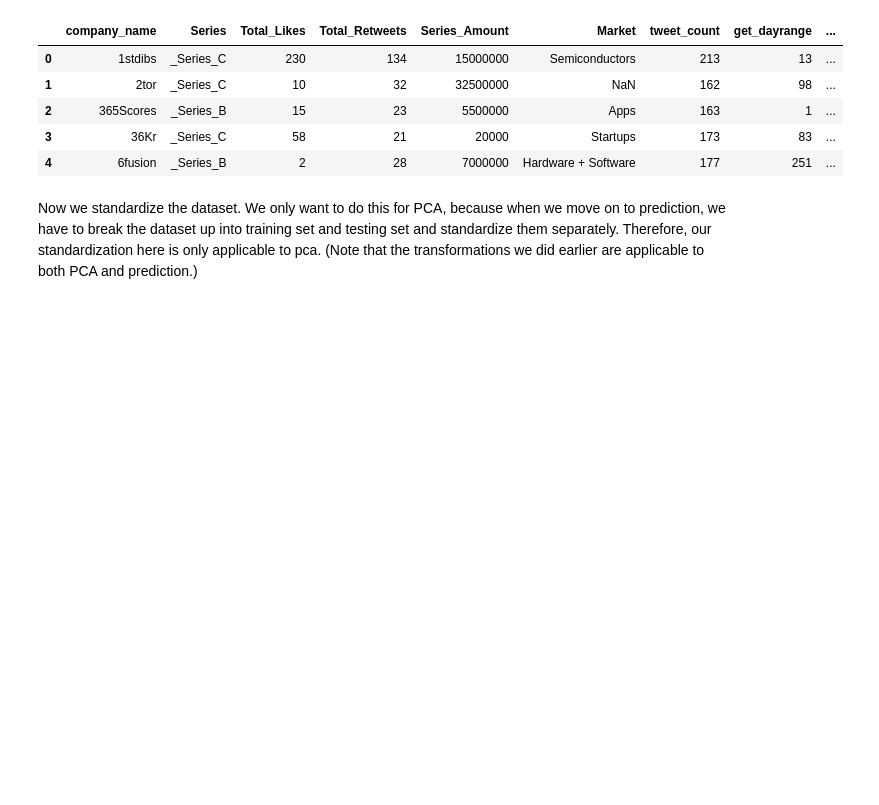
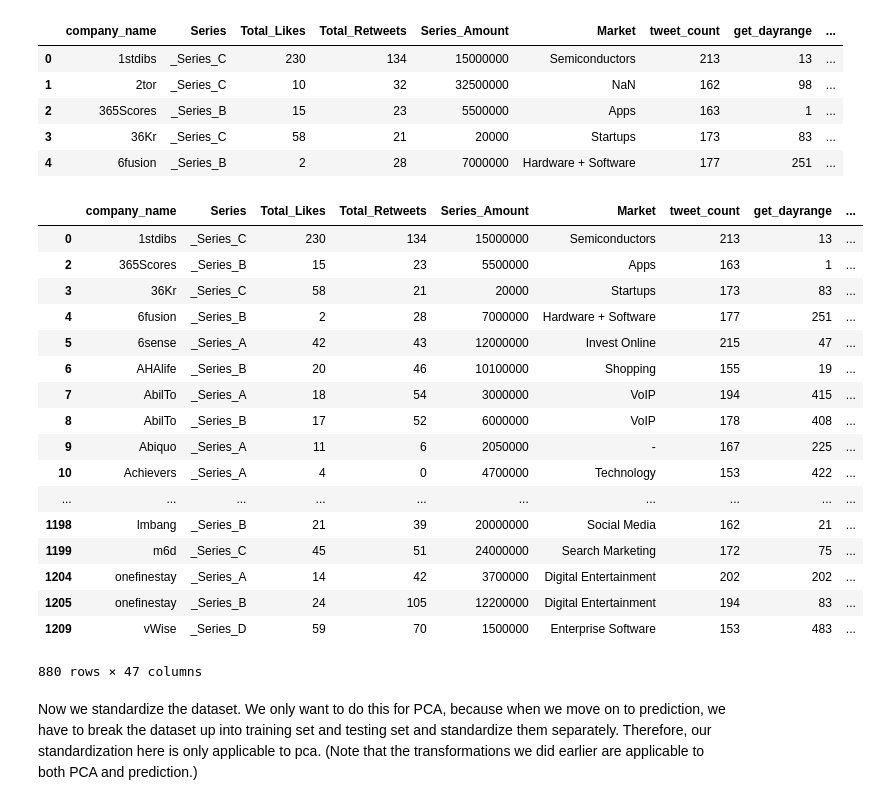
Before and after one commit to kyang01/startup-analysis, a Jupyter notebook: pca-and-svr.ipynb, the cells around one changed output. Cells and saved outputs as stored; diff of their text form; code cells hidden in the pictures; blank space fills up the shorter version.

```diff
--- a/pca-and-svr.ipynb
+++ b/pca-and-svr.ipynb
@@ -58,6 +58,27 @@ NUMCOLS_NOFUNDING = [col for col in NUMCOLS if col != 'Series_Amount']
 #NUMCOLS_SCALED = [col for col in all_features_pca.columns if col.endswith('_scaled')]
 NUMCOLS_SCALED = [col + '_scaled' for col in NUMCOLS]
 NUMCOLS_NOFUNDING_SCALED = [col + '_scaled' for col in NUMCOLS_NOFUNDING]
+# %%
+all_features.dropna().to_csv
+# %% [output]
+|  | company_name | Series | Total_Likes | Total_Retweets | Series_Amount | Market | tweet_count | get_dayrange | ... |
+| 0 | 1stdibs | _Series_C | 230 | 134 | 15000000 | Semiconductors | 213 | 13 | ... |
+| 2 | 365Scores | _Series_B | 15 | 23 | 5500000 | Apps | 163 | 1 | ... |
+| 3 | 36Kr | _Series_C | 58 | 21 | 20000 | Startups | 173 | 83 | ... |
+| 4 | 6fusion | _Series_B | 2 | 28 | 7000000 | Hardware + Software | 177 | 251 | ... |
+| 5 | 6sense | _Series_A | 42 | 43 | 12000000 | Invest Online | 215 | 47 | ... |
+| 6 | AHAlife | _Series_B | 20 | 46 | 10100000 | Shopping | 155 | 19 | ... |
+| 7 | AbilTo | _Series_A | 18 | 54 | 3000000 | VoIP | 194 | 415 | ... |
+| 8 | AbilTo | _Series_B | 17 | 52 | 6000000 | VoIP | 178 | 408 | ... |
+| 9 | Abiquo | _Series_A | 11 | 6 | 2050000 | - | 167 | 225 | ... |
+| 10 | Achievers | _Series_A | 4 | 0 | 4700000 | Technology | 153 | 422 | ... |
+| ... | ... | ... | ... | ... | ... | ... | ... | ... | ... |
+| 1198 | lmbang | _Series_B | 21 | 39 | 20000000 | Social Media | 162 | 21 | ... |
+| 1199 | m6d | _Series_C | 45 | 51 | 24000000 | Search Marketing | 172 | 75 | ... |
+| 1204 | onefinestay | _Series_A | 14 | 42 | 3700000 | Digital Entertainment | 202 | 202 | ... |
+| 1205 | onefinestay | _Series_B | 24 | 105 | 12200000 | Digital Entertainment | 194 | 83 | ... |
+| 1209 | vWise | _Series_D | 59 | 70 | 1500000 | Enterprise Software | 153 | 483 | ... |
+880 rows × 47 columns
 # %% [markdown]
 Now we standardize the dataset. We only want to do this for PCA, because when we move on to prediction, we have to break the dataset up into training set and testing set and standardize them separately. Therefore, our standardization here is only applicable to pca. (Note that the transformations we did earlier are applicable to both PCA and prediction.)
 # %%
```
Also changed, not shown: 1 other file.
